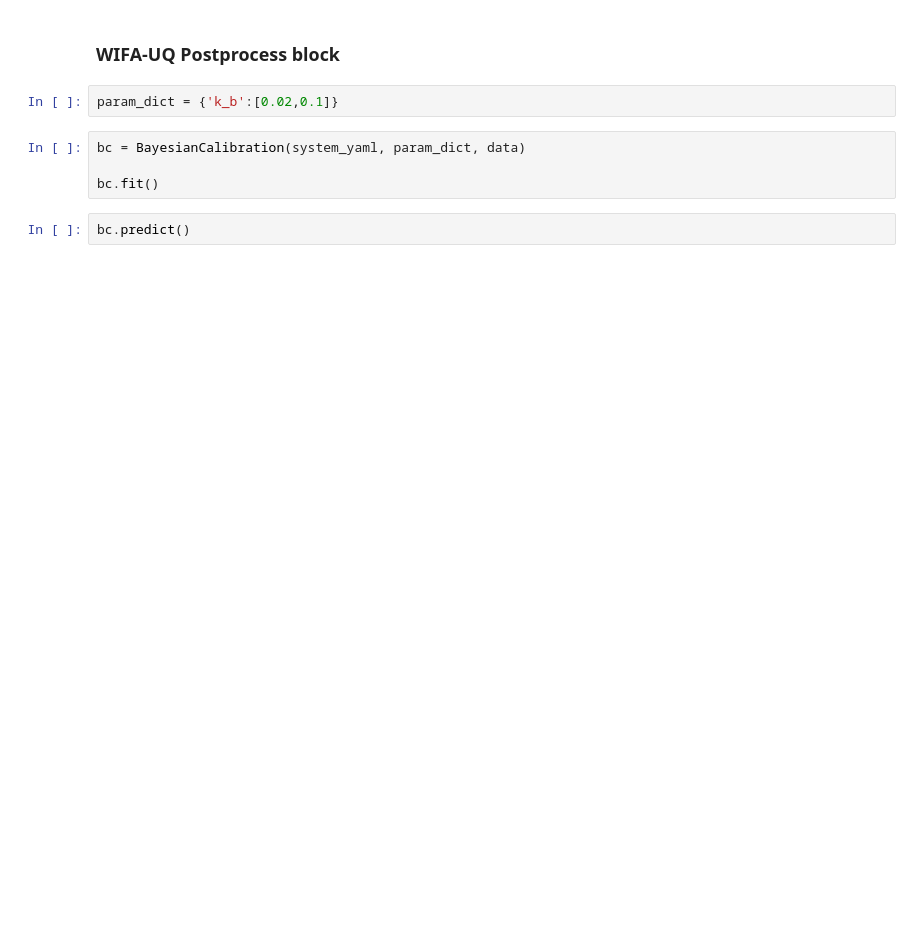
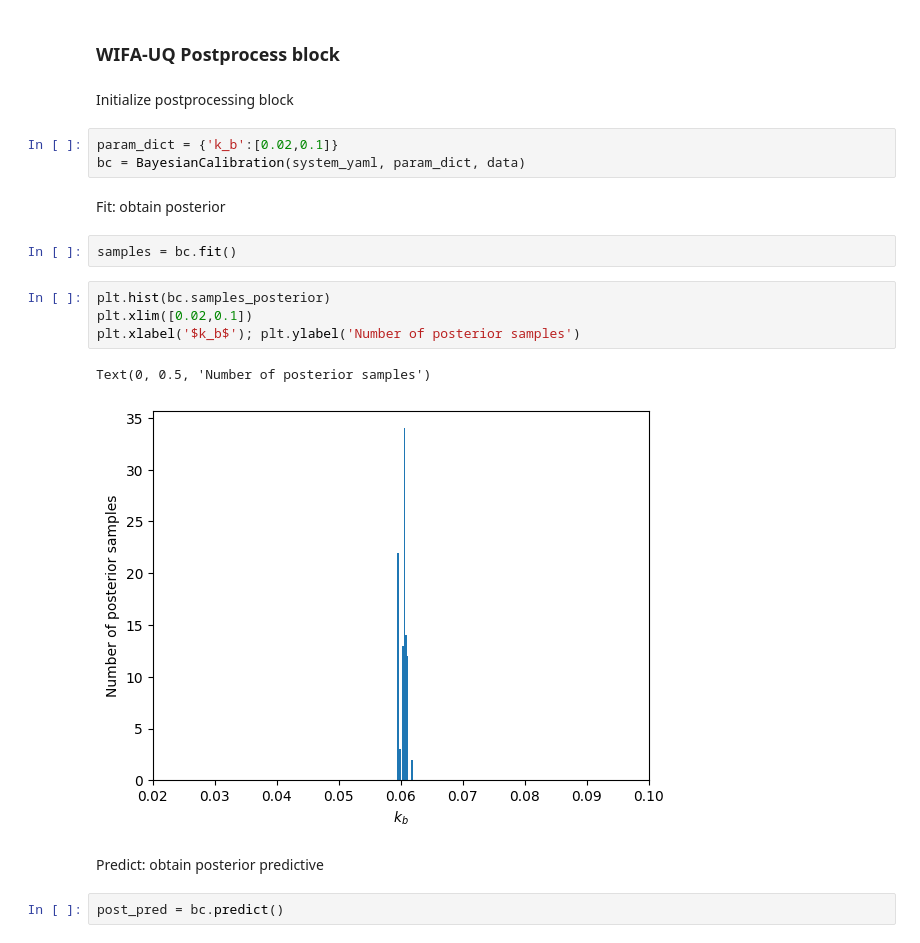
Before and after one commit to EUFLOW/WIFA_UQ, a Jupyter notebook: examples/example_bayesian_calibration.ipynb, the cells around one changed output. Drawn from its saved outputs; the diff is of its cells as text; blank space fills up the shorter version.

```diff
--- a/examples/example_bayesian_calibration.ipynb
+++ b/examples/example_bayesian_calibration.ipynb
@@ -44,10 +56,22 @@ plt.xlabel('Turbine'); plt.ylabel('Normalized Power [-]'); plt.show()
 # %% [markdown]
 ### WIFA-UQ Postprocess block
-# %%
-param_dict = {'k_b':[0.02,0.1]}
+# %% [markdown]
+Initialize postprocessing block
 # %%
+param_dict = {'k_b':[0.02,0.1]}
 bc = BayesianCalibration(system_yaml, param_dict, data)
-
-bc.fit()
+# %% [markdown]
+Fit: obtain posterior
+# %%
+samples = bc.fit()
+# %%
+plt.hist(bc.samples_posterior)
+plt.xlim([0.02,0.1])
+plt.xlabel('$k_b$'); plt.ylabel('Number of posterior samples')
+# %% [output]
+Text(0, 0.5, 'Number of posterior samples')
+[figure, added]
+# %% [markdown]
+Predict: obtain posterior predictive
 # %%
-bc.predict()
+post_pred = bc.predict()
```
Also changed, not shown: parts of 10 cells of this notebook, 2 other files.
